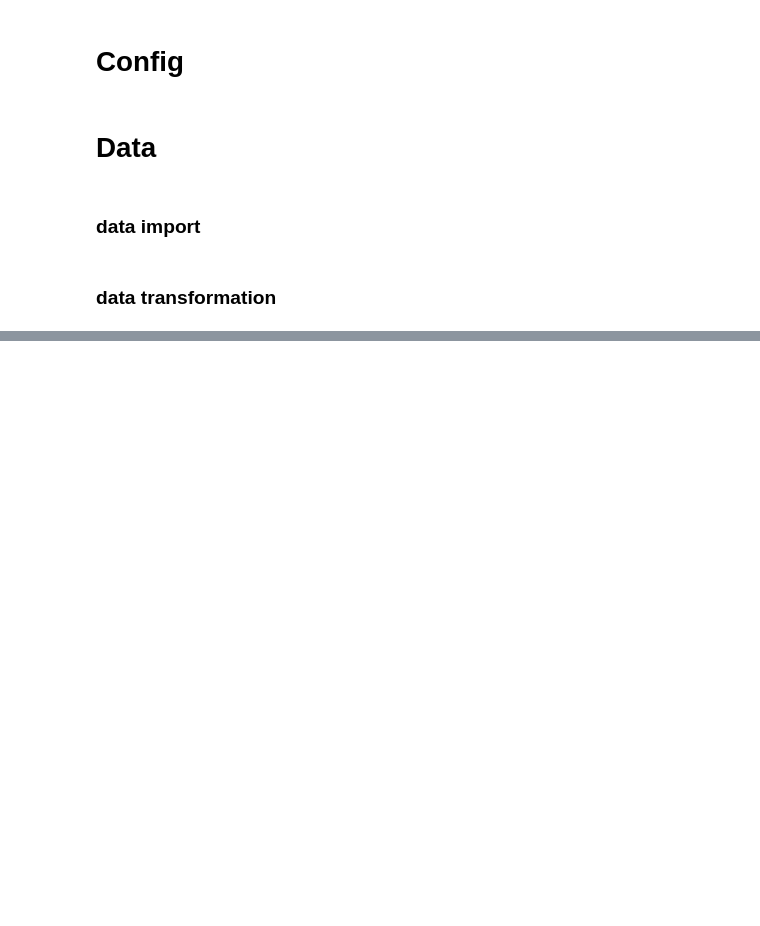
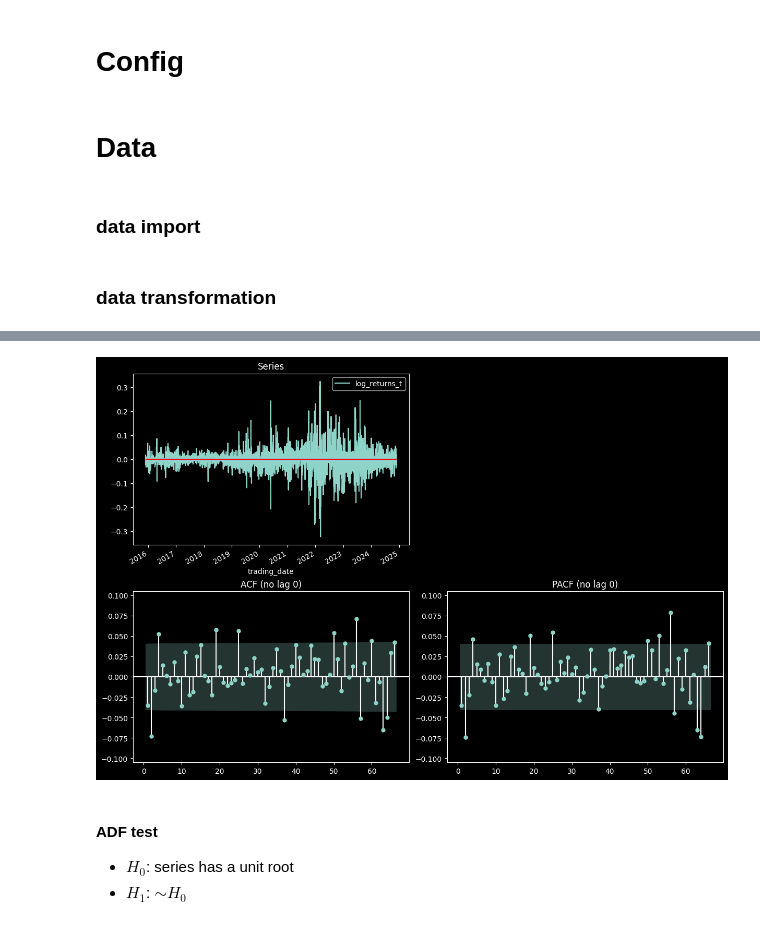
Before and after one commit to szm4c/market-regime-classification, a Jupyter notebook: notebooks/03_arma_garch_exploration.ipynb, the cells around one changed output, grey strips where cells are left out. Saved outputs shown, nothing was run; the diff lists cells and outputs as text; code cells hidden in the pictures; blank space fills up the shorter version.

```diff
--- a/notebooks/03_arma_garch_exploration.ipynb
+++ b/notebooks/03_arma_garch_exploration.ipynb
@@ -51,0 +79,33 @@ df
+# %%
+fig, axes = plt.subplots(2, 2, figsize=(12, 8), constrained_layout=True)
+
+# (1) Time series
+ax0 = axes[0, 0]
+x.plot(ax=ax0, legend=True)
+ax0.hlines(y=0, xmin=x.index.min(), xmax=x.index.max(), color="red")
+ax0.set_title("Series")
+
+# (2) ACF (no zero-lag)
+ax1 = axes[1, 0]
+plot_acf(x, ax=ax1, lags=lags, zero=False)
+ax1.set_title("ACF (no lag 0)")
+
+# (3) PACF (no zero-lag)
+ax2 = axes[1, 1]
+plot_pacf(x, ax=ax2, lags=lags, zero=False, method="ywm")
+ax2.set_title("PACF (no lag 0)")
+
+# Remove not used plot in grid
+axes[0, 1].remove()
+
+_tight_symmetric_ylim(ax1)
+_tight_symmetric_ylim(ax2)
+
+plt.show()
+# %% [output]
+[figure, added]
+# %% [markdown]
+#### ADF test
+
+- $H_0$: series has a unit root
+- $H_1$: $\sim H_0$
```
Also changed, not shown: parts of 34 cells of this notebook, 4 other files.
